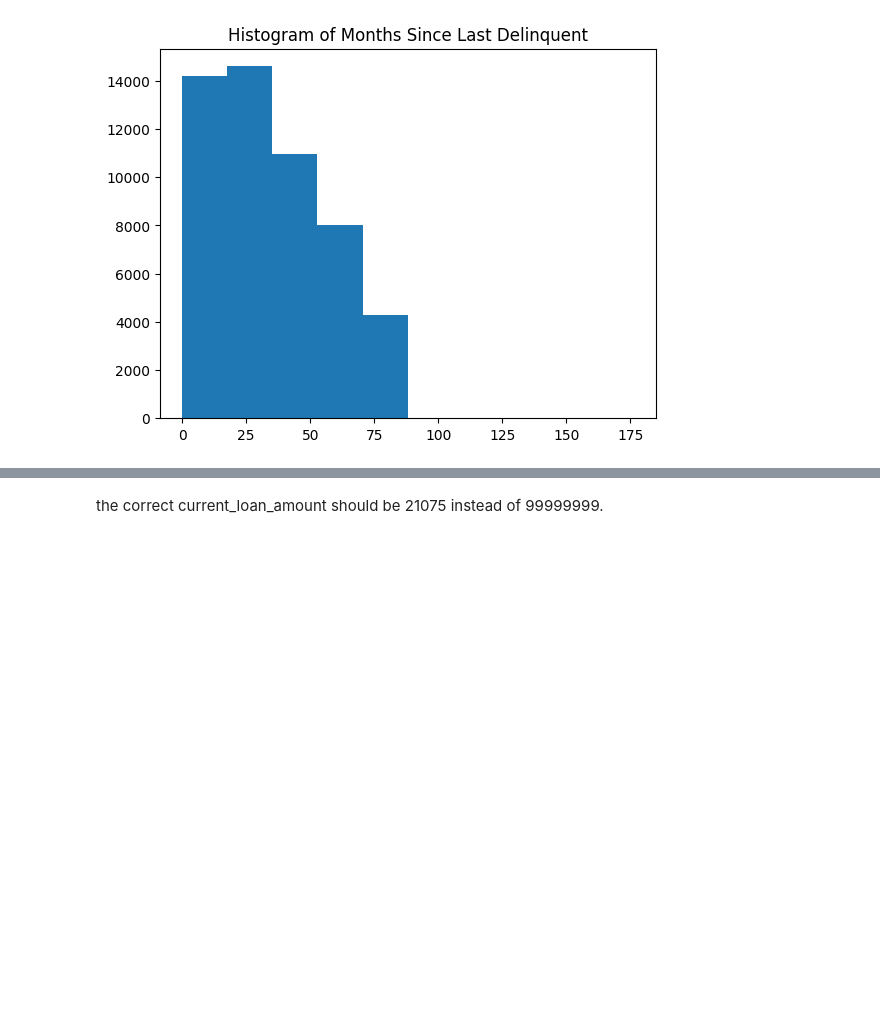
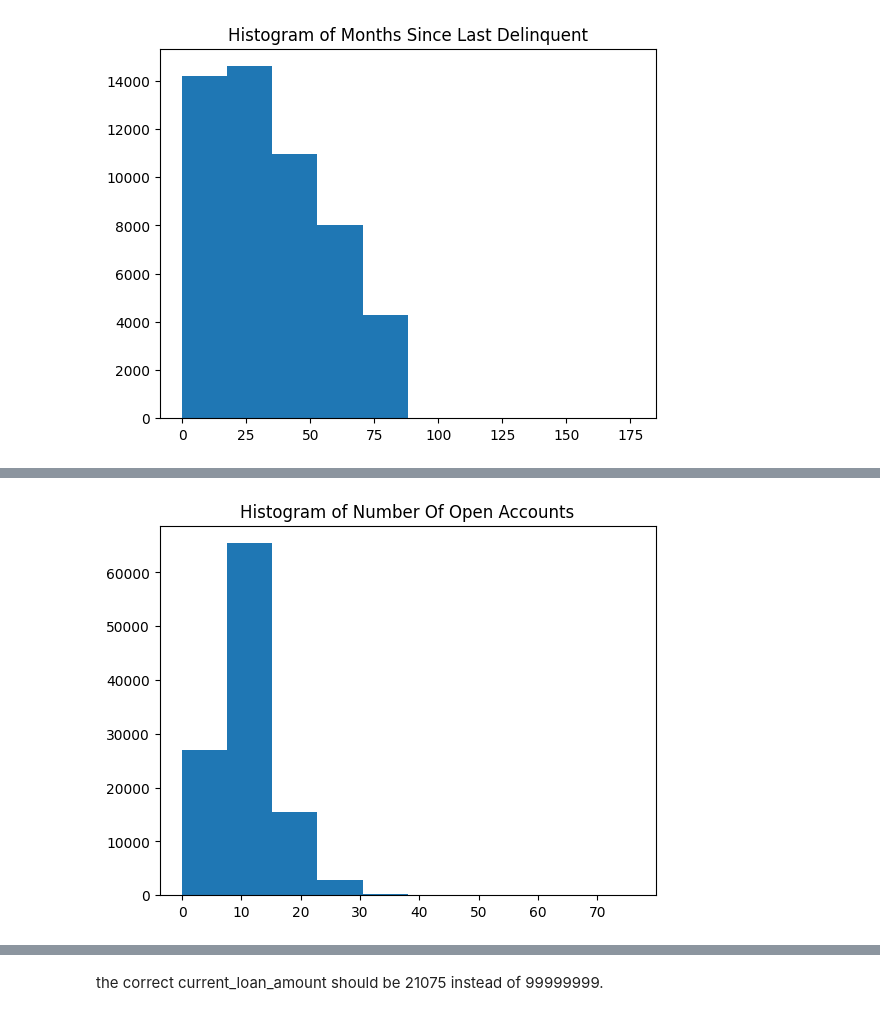
Before and after one commit to nugroho1234/loan-classification-h20-xgboost, a Jupyter notebook: Loan Classification Notebook.ipynb, the cells around one changed output, grey strips where cells are left out. Cells and saved outputs as stored; diff of their text form; code cells hidden in the pictures; blank space fills up the shorter version.

```diff
--- a/Loan Classification Notebook.ipynb
+++ b/Loan Classification Notebook.ipynb
@@ -368,0 +385,4 @@ create_histogram(df,'months_since_last_delinquent')
+# %%
+create_histogram(df,'number_of_open_accounts')
+# %% [output]
+[figure, added]
```
Also changed, not shown: parts of 70 cells of this notebook.
